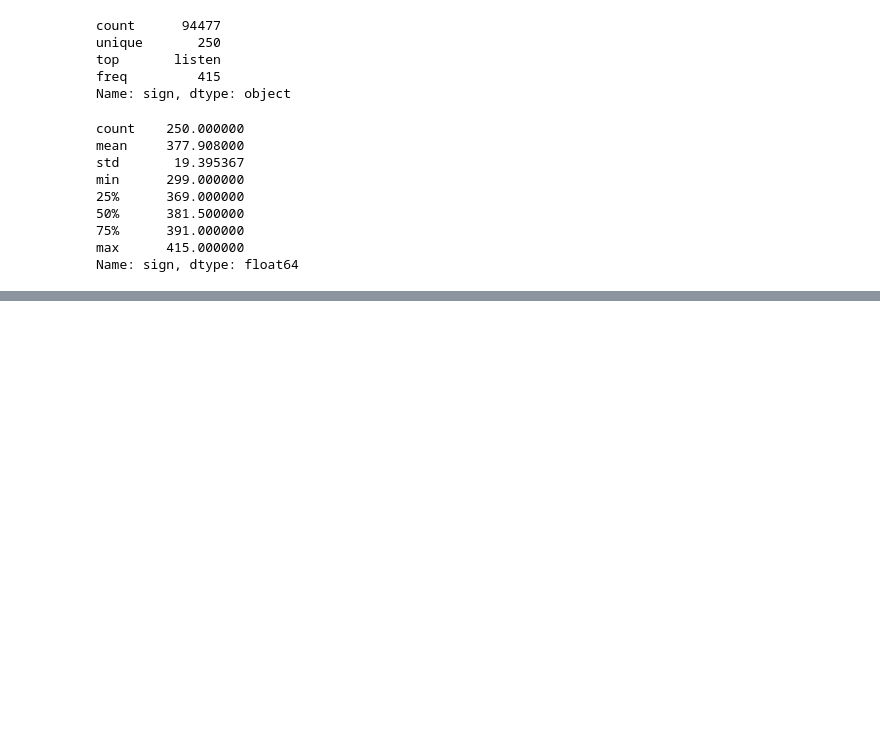
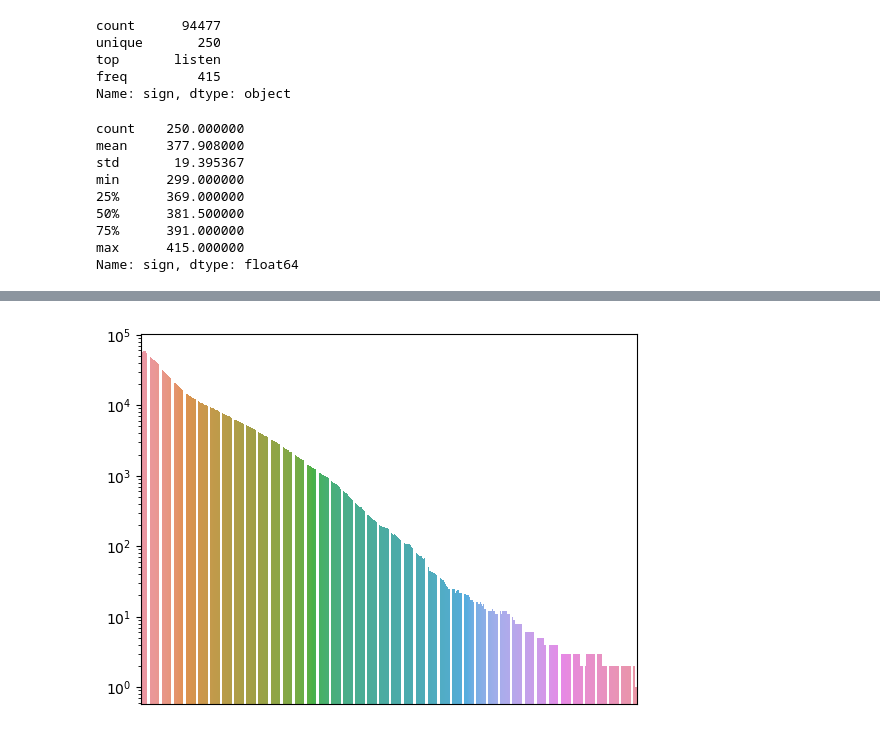
Before and after one commit to djm3622/personal_proj, a Jupyter notebook: gasl-eda.ipynb, the cells around one changed output, grey strips where cells are left out. Cells and saved outputs as stored; diff of their text form; code cells hidden in the pictures; blank space fills up the shorter version.

```diff
--- a/gasl-eda.ipynb
+++ b/gasl-eda.ipynb
@@ -690,0 +759,10 @@ Getting Missing Frame Data
+# %%
+mfrh_bar = mfrh.apply(get_missing_frame_counts) / 21
+
+s = sns.barplot(x=mfrh_bar.index, y=mfrh_bar.values)
+
+s.set(xticklabels=[])
+s.tick_params(bottom=False)
+plt.yscale('log')
+# %% [output]
+[figure, added]
```
Also changed, not shown: parts of 21 cells of this notebook.
